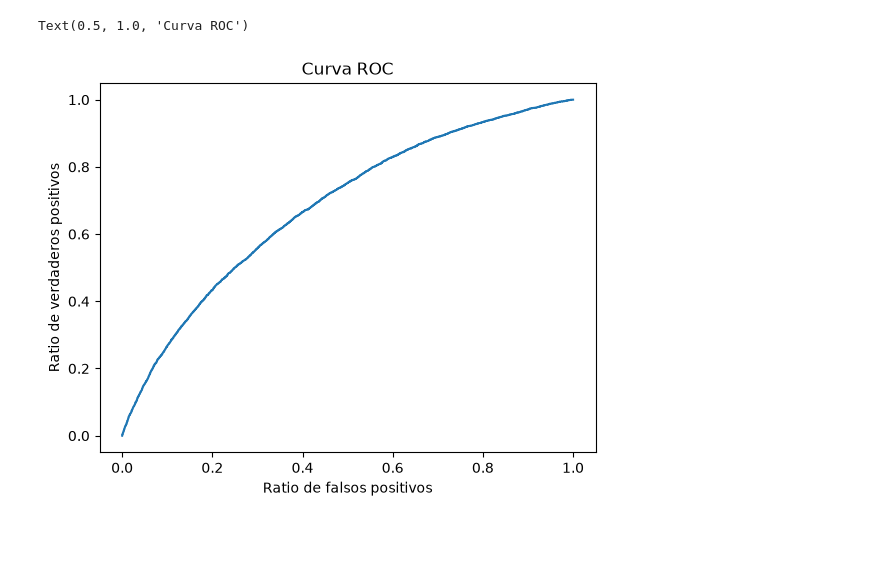
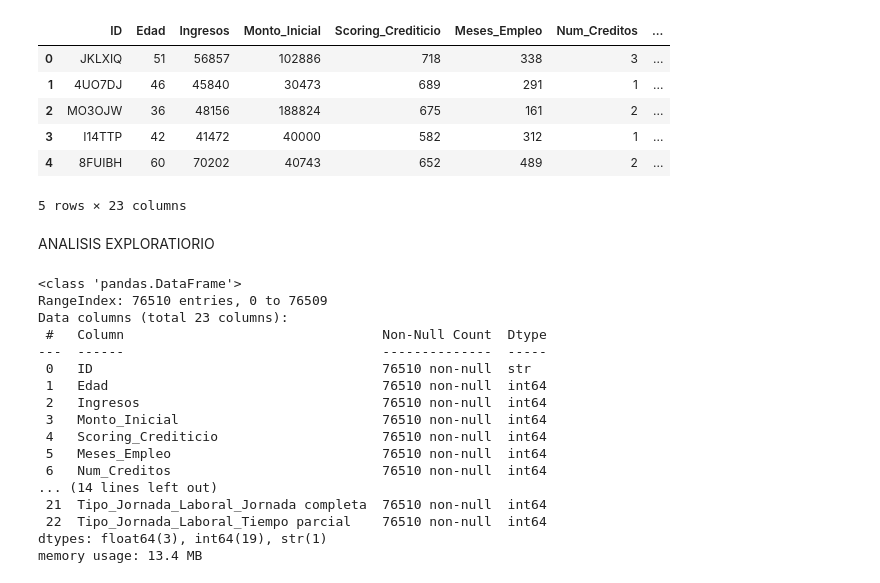
Before and after one commit to nereaaloria-ctrl/RETO-5-Verde-Claro, a Jupyter notebook: regresion logistica.ipynb, the cells around one changed output. Drawn from its saved outputs; the diff is of its cells as text; code cells hidden in the pictures; blank space fills up the shorter version.

```diff
--- a/regresion logistica.ipynb
+++ b/regresion logistica.ipynb
@@ -301,11 +0,0 @@ Text(0.5, 1.0, 'PR Curve')
-# %%
-import matplotlib.pyplot as plt
-
-plt.plot(fpr, tpr)
-
-plt.xlabel("Ratio de falsos positivos")
-plt.ylabel("Ratio de verdaderos positivos")
-plt.title("Curva ROC")
-# %% [output]
-Text(0.5, 1.0, 'Curva ROC')
-[figure, removed]
@@ -311,0 +12,35 @@ Text(0.5, 1.0, 'Curva ROC')
+# %%
+# Cargamos de datos
+df = pd.read_excel("Data/datos_limpios.xlsx")
+df.head()
+# %% [output]
+|  | ID | Edad | Ingresos | Monto_Inicial | Scoring_Crediticio | Meses_Empleo | Num_Creditos | ... |
+| 0 | JKLXIQ | 51 | 56857 | 102886 | 718 | 338 | 3 | ... |
+| 1 | 4UO7DJ | 46 | 45840 | 30473 | 689 | 291 | 1 | ... |
+| 2 | MO3OJW | 36 | 48156 | 188824 | 675 | 161 | 2 | ... |
+| 3 | I14TTP | 42 | 41472 | 40000 | 582 | 312 | 1 | ... |
+| 4 | 8FUIBH | 60 | 70202 | 40743 | 652 | 489 | 2 | ... |
+5 rows × 23 columns
+# %% [markdown]
+ANALISIS EXPLORATIORIO
+# %%
+
+df.info()
+# %% [output]
+<class 'pandas.DataFrame'>
+RangeIndex: 76510 entries, 0 to 76509
+Data columns (total 23 columns):
+ #   Column                                 Non-Null Count  Dtype
+---  ------                                 --------------  -----
+ 0   ID                                     76510 non-null  str
+ 1   Edad                                   76510 non-null  int64
+ 2   Ingresos                               76510 non-null  int64
+ 3   Monto_Inicial                          76510 non-null  int64
+ 4   Scoring_Crediticio                     76510 non-null  int64
+ 5   Meses_Empleo                           76510 non-null  int64
+ 6   Num_Creditos                           76510 non-null  int64
+... (14 lines left out)
+ 21  Tipo_Jornada_Laboral_Jornada completa  76510 non-null  int64
+ 22  Tipo_Jornada_Laboral_Tiempo parcial    76510 non-null  int64
+dtypes: float64(3), int64(19), str(1)
+memory usage: 13.4 MB
```
Also changed, not shown: parts of 44 cells of this notebook.
